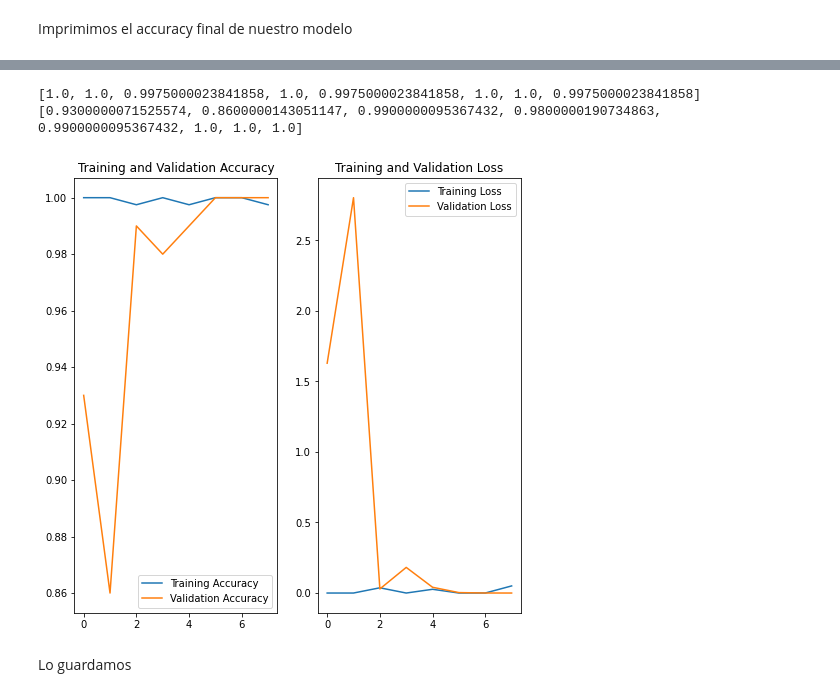
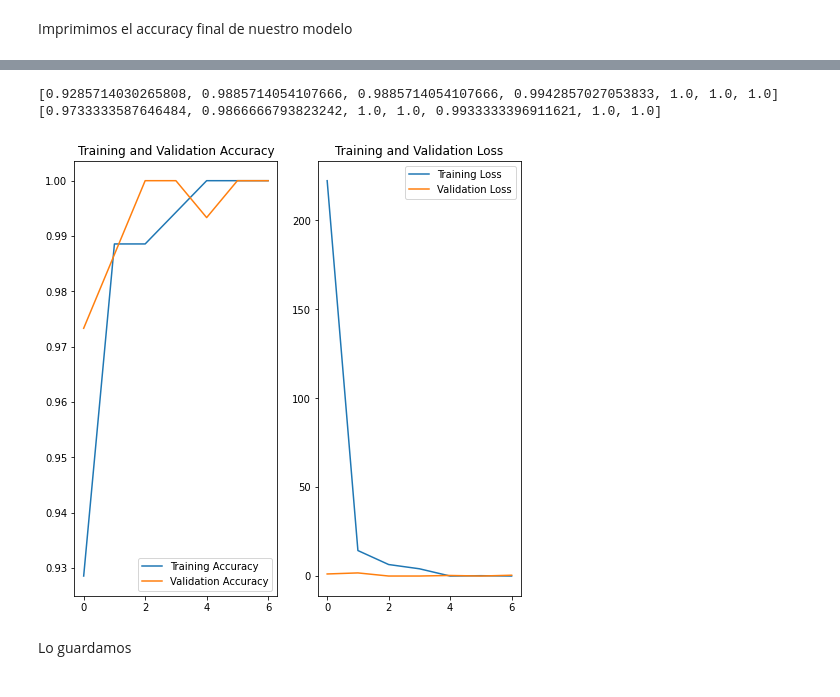
Before and after one commit to A01750632/Implementacion-de-un-modelo-de-deep-learning, a Jupyter notebook: Momento2ModeloBears.ipynb, the cells around one changed output, grey strips where cells are left out. Saved outputs shown, nothing was run; the diff lists cells and outputs as text; code cells hidden in the pictures.

Commit message:
Nuevo Modelo BearsVSPandas
Nuevo Modelo BearsVSPandas

```diff
--- a/Momento2ModeloBears.ipynb
+++ b/Momento2ModeloBears.ipynb
@@ -66,7 +65,7 @@ Hacemos un datagenerator con la función de tensor flow de keras, en el cúal ta
 IMAGE_SHAPE = (224, 224)
 TRAINING_DATA_DIR = str(data_root)
 print(TRAINING_DATA_DIR);
-datagen_kwargs = dict(rescale=1./255, validation_split=.20)
+datagen_kwargs = dict(rescale=1./255, validation_split=.30)
 valid_datagen = tf.keras.preprocessing.image.ImageDataGenerator(**datagen_kwargs)
 valid_generator = valid_datagen.flow_from_directory(
     TRAINING_DATA_DIR,
@@ -325,3 +356,29 @@ new_model.compile(
+# %%
+new_model = keras.Sequential()
+new_model.add(keras.layers.Conv2D(16, [3,3], activation='relu', padding='same'))
+new_model.add(keras.layers.Conv2D(32, [3,3], activation='relu', padding='same'))
+new_model.add(keras.layers.Conv2D(64, [3,3], activation='relu', padding='same'))
+
+new_model.add(keras.layers.BatchNormalization())
+new_model.add(keras.layers.Dropout(0.15))
+new_model.add(keras.layers.Activation('relu'))
+new_model.add(keras.layers.Flatten())
+new_model.add(keras.layers.Dense(50))
+new_model.add(keras.layers.Dense(2, activation=tf.nn.sigmoid))
+
+new_model.compile(
+  optimizer=tf.keras.optimizers.Adam(),
+  loss='binary_crossentropy',
+  metrics=['accuracy'])
+callback = tf.keras.callbacks.EarlyStopping(
+    monitor="val_loss",
+    min_delta=0,
+    patience=3,
+    verbose=1,
+    mode="auto",
+    baseline=None,
+    restore_best_weights=True,
+)
 # %% [markdown]
 Compilamos nuestro modelo, con optimizador adam, sparse categorical cross entropy de keras, y las métricas
 # %% [markdown]
@@ -329,12 +386,13 @@ Entrenamos el modelo
 # %%
 steps_per_epoch = np.ceil(train_generator.samples/train_generator.batch_size)
 val_steps_per_epoch = np.ceil(valid_generator.samples/valid_generator.batch_size)
-epochs = 11
+epochs = 40
 
 new_hist = new_model.fit(
     train_generator,
     epochs=epochs,
     verbose=1,
+    callbacks=[callback],
     steps_per_epoch=steps_per_epoch,
     validation_data=valid_generator,
     validation_steps=val_steps_per_epoch).history
@@ -361,11 +416,0 @@ Debido a los resultados observados lo volveremos a entrenar pero esta vez con 8
-# %%
-steps_per_epoch = np.ceil(train_generator.samples/train_generator.batch_size)
-val_steps_per_epoch = np.ceil(valid_generator.samples/valid_generator.batch_size)
-epochs = 8
-
-new_hist = new_model.fit(
-    train_generator,
-    epochs=epochs,
-    steps_per_epoch=steps_per_epoch,
-    validation_data=valid_generator,
-    validation_steps=val_steps_per_epoch).history
@@ -399,31 +427,31 @@ Final accuracy: 100.00%
 # %%
 acc = new_hist['accuracy']
 print(new_hist['accuracy'])
 print(new_hist['val_accuracy'])
 val_acc = new_hist['val_accuracy']
 
 loss = new_hist['loss']
 val_loss = new_hist['val_loss']
 
-epochs_range = range(epochs)
+epochs_range = range(len(new_hist.get("loss")))
 
 plt.figure(figsize=(8, 8))
 plt.subplot(1, 2, 1)
 plt.plot(epochs_range, acc, label='Training Accuracy')
 plt.plot(epochs_range, val_acc, label='Validation Accuracy')
 plt.legend(loc='lower right')
 plt.title('Training and Validation Accuracy')
 
 plt.subplot(1, 2, 2)
 plt.plot(epochs_range, loss, label='Training Loss')
 plt.plot(epochs_range, val_loss, label='Validation Loss')
 plt.legend(loc='upper right')
 plt.title('Training and Validation Loss')
 plt.show()
 # %% [output]
-[1.0, 1.0, 0.9975000023841858, 1.0, 0.9975000023841858, 1.0, 1.0, 0.9975000023841858]
-[0.9300000071525574, 0.8600000143051147, 0.9900000095367432, 0.9800000190734863, 0.9900000095367432, 1.0, 1.0, 1.0]
+[0.9285714030265808, 0.9885714054107666, 0.9885714054107666, 0.9942857027053833, 1.0, 1.0, 1.0]
+[0.9733333587646484, 0.9866666793823242, 1.0, 1.0, 0.9933333396911621, 1.0, 1.0]
-[figure, old version]
+[figure, new version]
 # %% [markdown]
 Lo guardamos
 # %%
```
Also changed, not shown: parts of 32 cells of this notebook.
